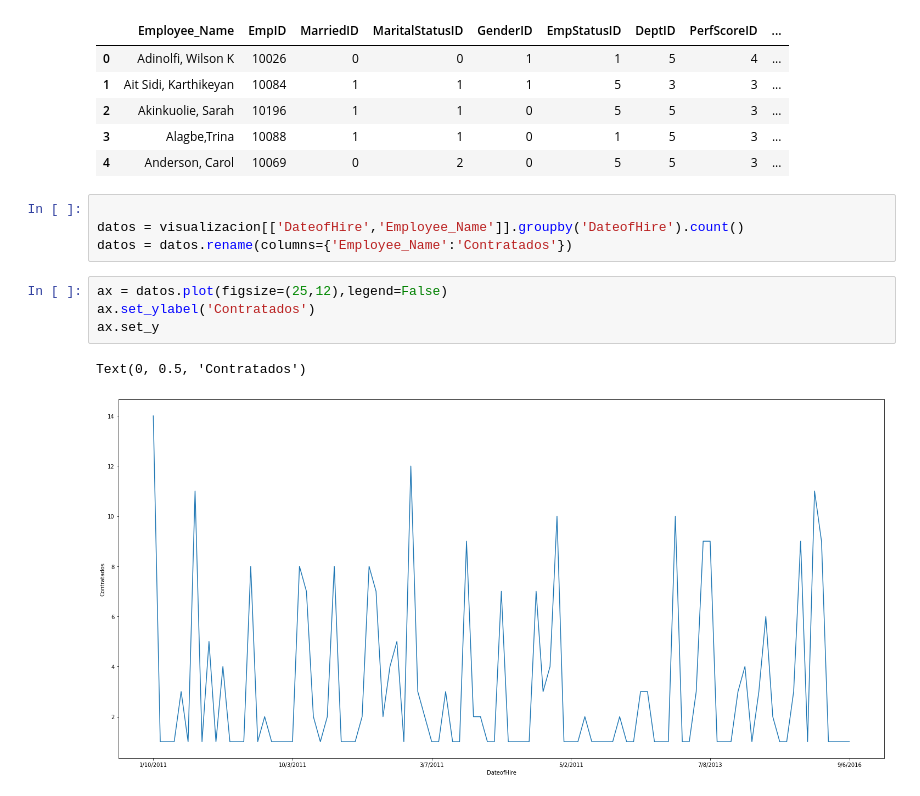
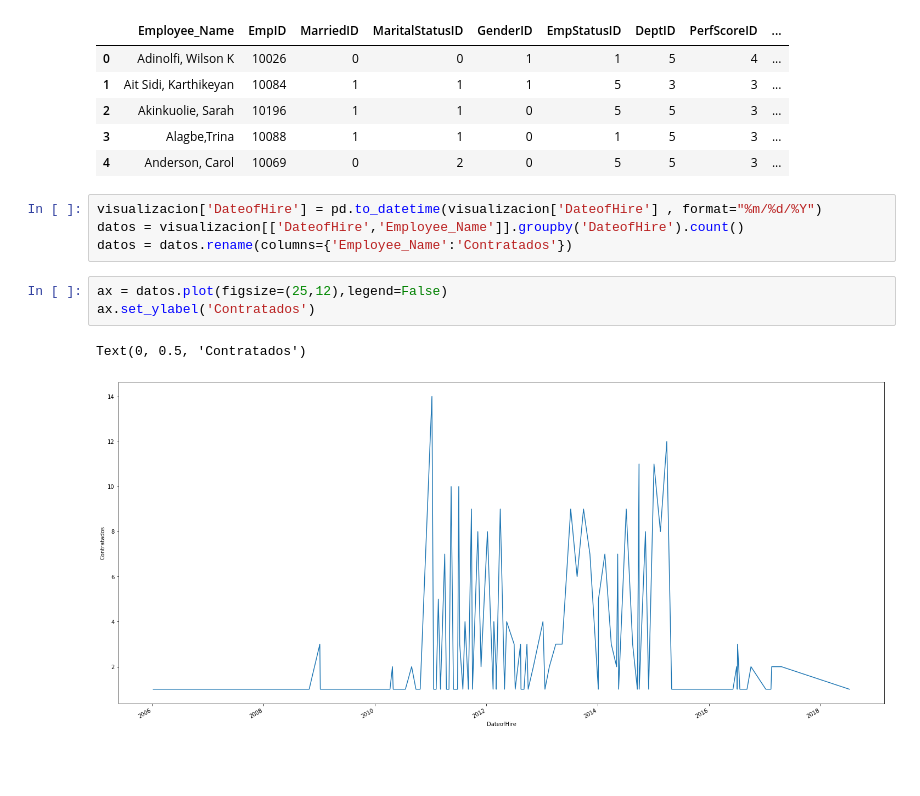
Before and after one commit to edx04/data-science, a Jupyter notebook: VisualizacionArellano.ipynb, the cells around one changed output. Saved outputs shown, nothing was run; the diff lists cells and outputs as text; blank space fills up the shorter version.

```diff
--- a/VisualizacionArellano.ipynb
+++ b/VisualizacionArellano.ipynb
@@ -45,13 +45,12 @@ visualizacion.head(5)
 | 3 | Alagbe,Trina | 10088 | 1 | 1 | 0 | 1 | 5 | 3 | ... |
 | 4 | Anderson, Carol | 10069 | 0 | 2 | 0 | 5 | 5 | 3 | ... |
 # %%
-
+visualizacion['DateofHire'] = pd.to_datetime(visualizacion['DateofHire'] , format="%m/%d/%Y")
 datos = visualizacion[['DateofHire','Employee_Name']].groupby('DateofHire').count()
 datos = datos.rename(columns={'Employee_Name':'Contratados'})
 # %%
 ax = datos.plot(figsize=(25,12),legend=False)
 ax.set_ylabel('Contratados')
-ax.set_y
 # %% [output]
 Text(0, 0.5, 'Contratados')
-[figure, old version]
+[figure, new version]
```
